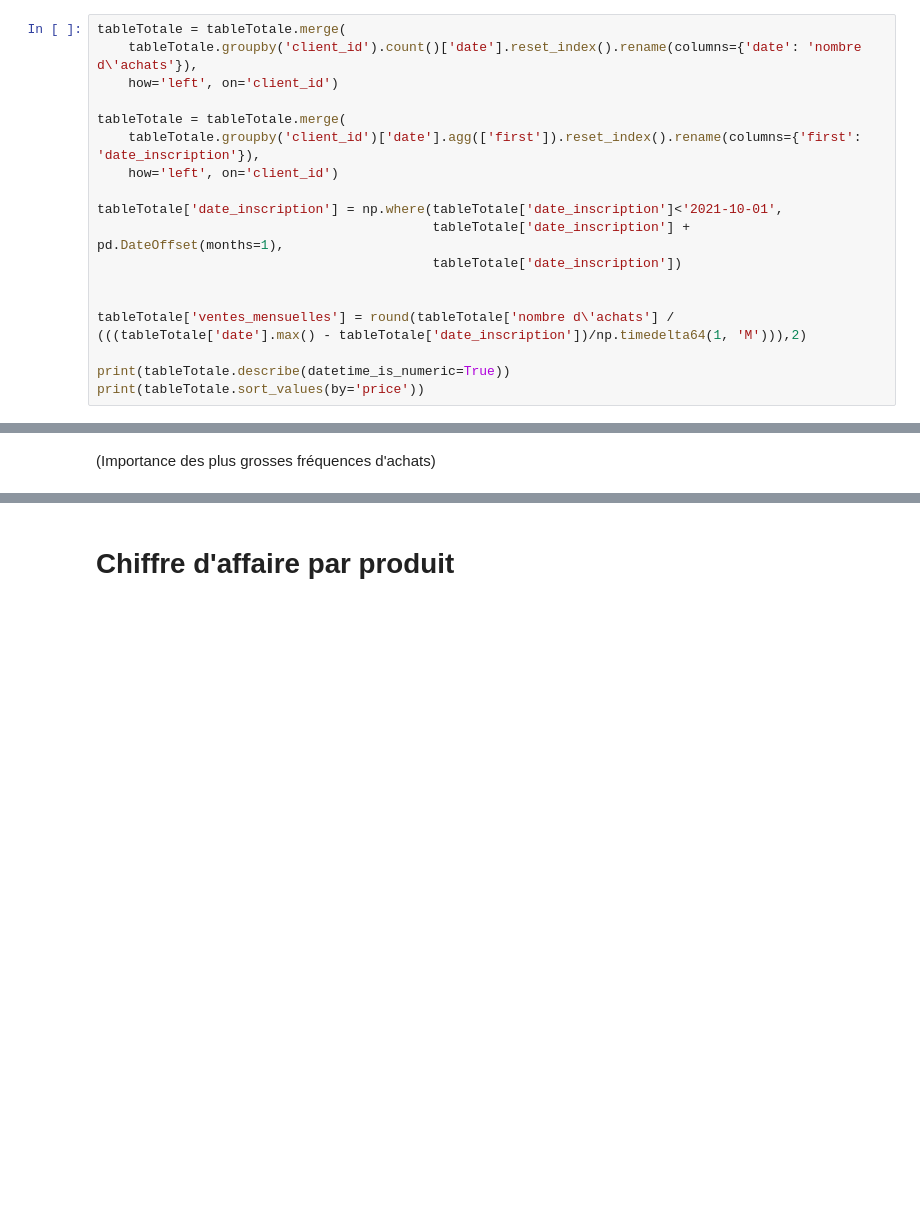
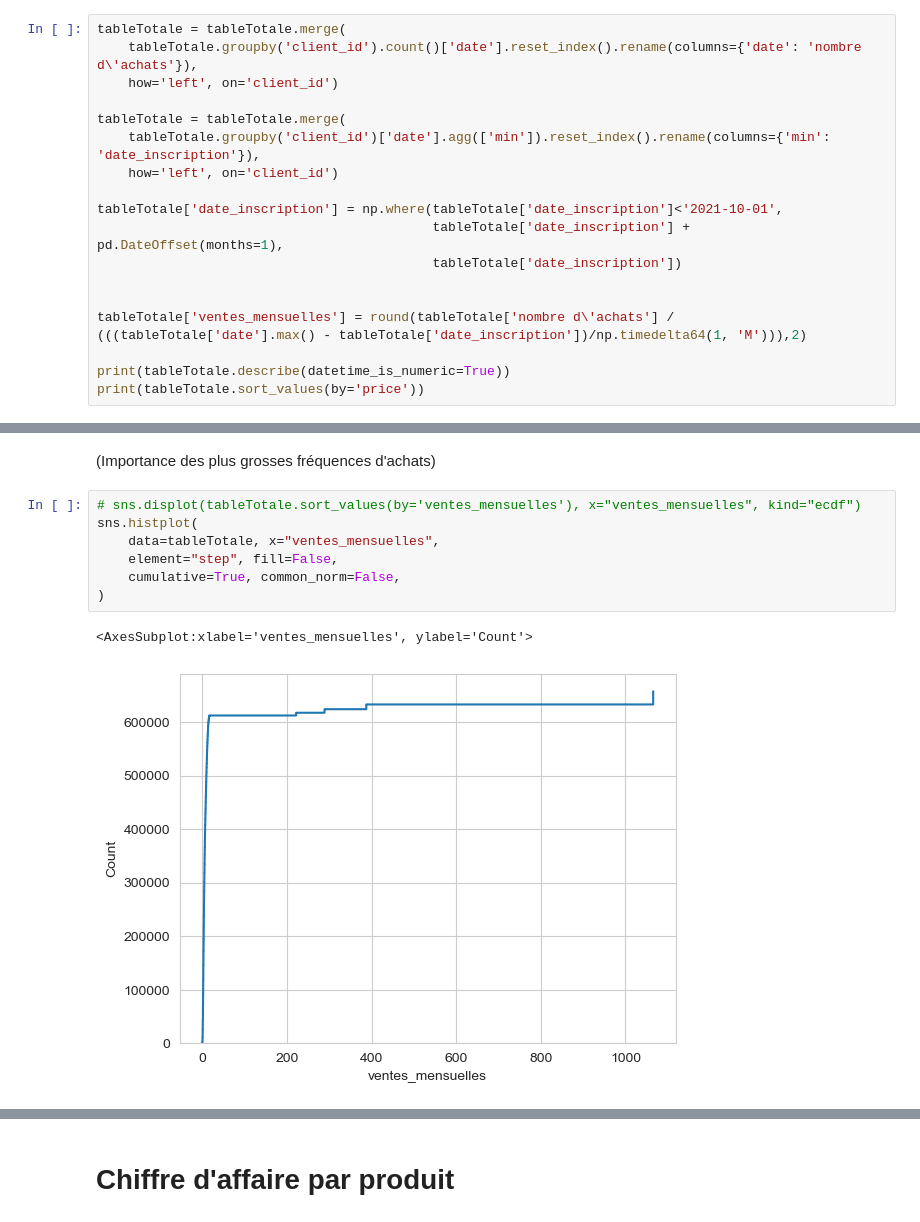
Before and after one commit to Sumoka14/Projet-n-6, a Jupyter notebook: Projet n°6.ipynb, the cells around one changed output, grey strips where cells are left out. Drawn from its saved outputs; the diff is of its cells as text; blank space fills up the shorter version.

```diff
--- a/Projet n°6.ipynb
+++ b/Projet n°6.ipynb
@@ -312,7 +387,7 @@ tableTotale = tableTotale.merge(
     how='left', on='client_id')
 
 tableTotale = tableTotale.merge(
-    tableTotale.groupby('client_id')['date'].agg(['first']).reset_index().rename(columns={'first': 'date_inscription'}),
+    tableTotale.groupby('client_id')['date'].agg(['min']).reset_index().rename(columns={'min': 'date_inscription'}),
     how='left', on='client_id')
 
 tableTotale['date_inscription'] = np.where(tableTotale['date_inscription']<'2021-10-01',
@@ -327,2 +420,12 @@ print(tableTotale.sort_values(by='price'))
 # %% [markdown]
 (Importance des plus grosses fréquences d'achats)
+# %%
+# sns.displot(tableTotale.sort_values(by='ventes_mensuelles'), x="ventes_mensuelles", kind="ecdf")
+sns.histplot(
+    data=tableTotale, x="ventes_mensuelles",
+    element="step", fill=False,
+    cumulative=True, common_norm=False,
+)
+# %% [output]
+<AxesSubplot:xlabel='ventes_mensuelles', ylabel='Count'>
+[figure, added]
```
Also changed, not shown: parts of 30 cells of this notebook.
